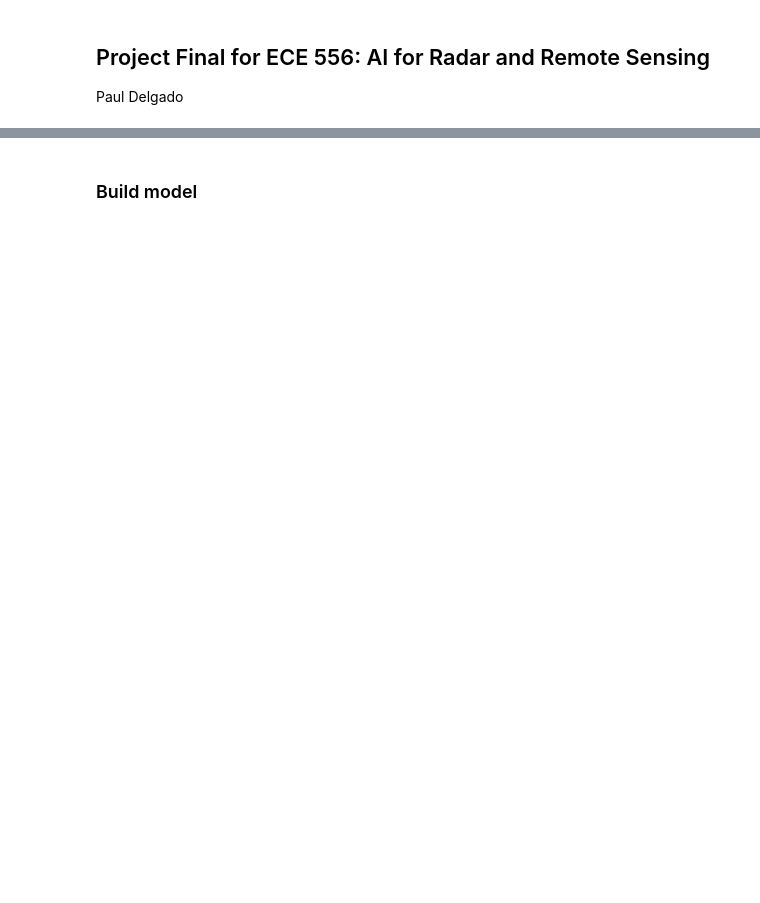
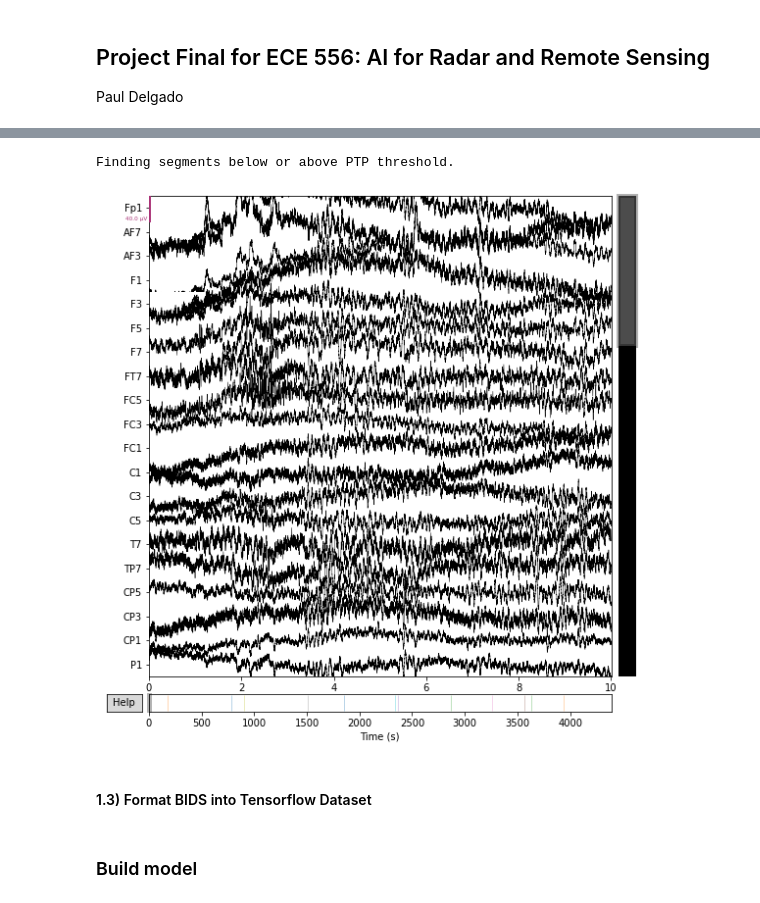
Before and after one commit to paulrdelg/eeg1, a Jupyter notebook: main.ipynb, the cells around one changed output, grey strips where cells are left out. Cells and saved outputs as stored; diff of their text form; code cells hidden in the pictures; blank space fills up the shorter version.

```diff
--- a/main.ipynb
+++ b/main.ipynb
@@ -23,0 +124,7 @@ zip_ref.extractall('BCI-SSVEP_Database_Aceves')
+# %%
+mne_bids.inspect_dataset(bids_path)
+# %% [output]
+Finding segments below or above PTP threshold.
+[figure, added]
+# %% [markdown]
+#### 1.3) Format BIDS into Tensorflow Dataset
```
Also changed, not shown: parts of 24 cells of this notebook, 2 other files.
